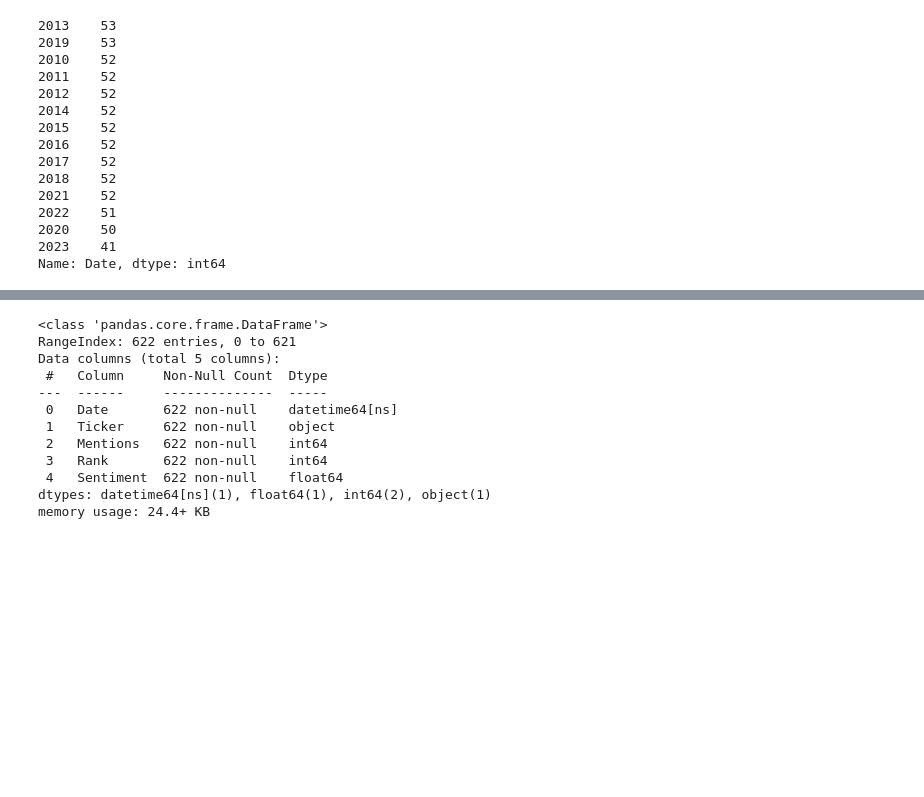
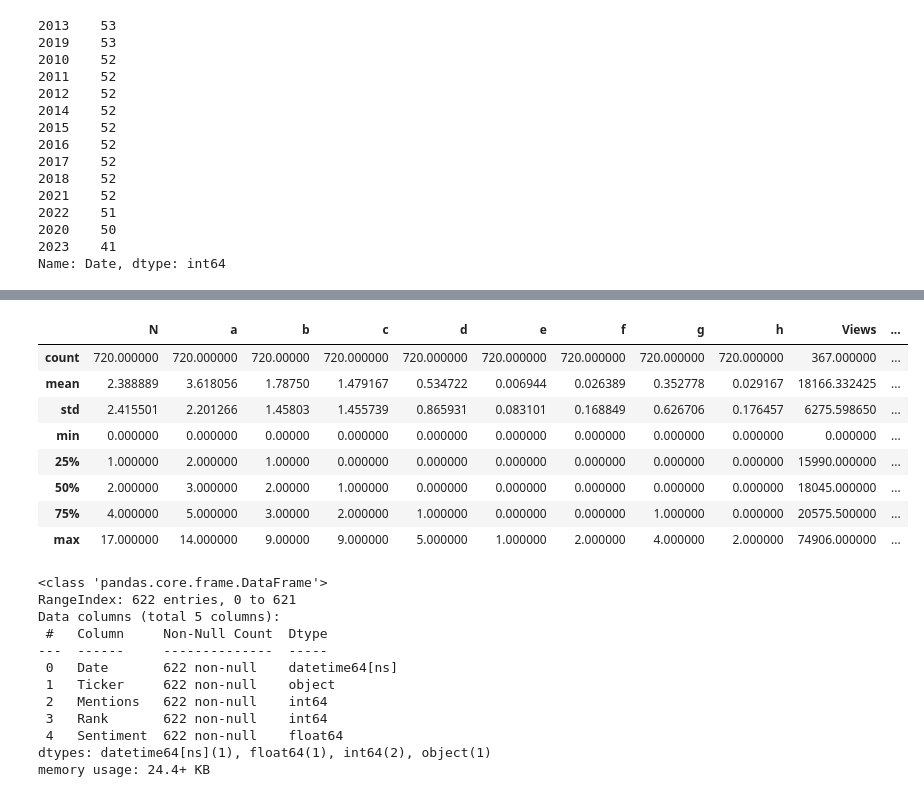
Before and after one commit to xtrabyte-consulting/alt-trading-signals, a Jupyter notebook: UnionsAllLive/OptimalUnionSet.ipynb, the cells around one changed output, grey strips where cells are left out. Cells and saved outputs as stored; diff of their text form; code cells hidden in the pictures; blank space fills up the shorter version.

```diff
--- a/UnionsAllLive/OptimalUnionSet.ipynb
+++ b/UnionsAllLive/OptimalUnionSet.ipynb
@@ -597,5 +742,3 @@ pg_combined.head()
 | 2 | 2023-10-02 | 0.0 | 6.0 | 1.0 | 2.0 | 1.0 | 0.0 | 0.0 | 1.0 | 0.0 | 5126.0 | ... |
 | 3 | 2023-09-25 | 2.0 | 1.0 | 0.0 | 1.0 | 4.0 | 0.0 | 0.0 | 0.0 | 0.0 | 3106.0 | ... |
 | 4 | 2023-09-18 | 0.0 | 2.0 | 0.0 | 1.0 | 1.0 | 0.0 | 0.0 | 0.0 | 0.0 | 3613.0 | ... |
-# %%
-pg_congress_resampled = pg_congress.set_index('TransactionDate').resample('M').agg({'RepTradeFrequency': 'mean'}).reset_index()
@@ -631,0 +802,12 @@ Name: Date, dtype: int64
+# %%
+pg_lobbying = pg_lobbying.sort_values(by='LobbyingAmount', ascending=False)
+pg_lobbying.set_index('Date', inplace=True)
+pg_lobbying.drop(columns=['Ticker'], inplace=True)
+pg_lobbying_resampled = pg_lobbying.resample('W').agg({
+    'LobbyingAmount': 'sum',
+    'Issue': lambda x: 'None' if x.empty else x.mode()[0],
+    'Specific_Issue': lambda x: 'None' if x.empty else x.mode()[0],
+    'Registrant': lambda x: 'None' if x.empty else x.mode()[0],
+})
+pg_lobbying_resampled.index.name = 'Date'
+pg_lobbying_resampled.head()
@@ -631,0 +852,11 @@ Name: Date, dtype: int64
+# %%
+pg_twitter.set_index('Date', inplace=True)
+pg_twitter.drop(columns=['Ticker'], inplace=True)
+pg_twitter_resampled = pg_twitter.resample('W').agg({
+    'Followers': 'mean',
+    'pct_change': 'mean',
+    'pct_change_week': 'mean',
+    'pct_change_daily': 'sum',
+})
+pg_twitter_resampled.index.name = 'Date'
+pg_twitter_resampled.tail()
@@ -632,3 +871,17 @@ Name: Date, dtype: int64
+# %%
+pg_all_combined = reduce(lambda left, right: pd.merge(left, right, on=['Date'], how='outer'), [pg_patents_resampled, pg_wiki_resampled, pg_congress_resampled, pg_lobbying_resampled, pg_twitter_resampled])
+# %%
+pg_all_combined.describe()
+# %% [output]
+|  | N | a | b | c | d | e | f | g | h | Views | ... |
+| count | 720.000000 | 720.000000 | 720.00000 | 720.000000 | 720.000000 | 720.000000 | 720.000000 | 720.000000 | 720.000000 | 367.000000 | ... |
+| mean | 2.388889 | 3.618056 | 1.78750 | 1.479167 | 0.534722 | 0.006944 | 0.026389 | 0.352778 | 0.029167 | 18166.332425 | ... |
+| std | 2.415501 | 2.201266 | 1.45803 | 1.455739 | 0.865931 | 0.083101 | 0.168849 | 0.626706 | 0.176457 | 6275.598650 | ... |
+| min | 0.000000 | 0.000000 | 0.00000 | 0.000000 | 0.000000 | 0.000000 | 0.000000 | 0.000000 | 0.000000 | 0.000000 | ... |
+| 25% | 1.000000 | 2.000000 | 1.00000 | 0.000000 | 0.000000 | 0.000000 | 0.000000 | 0.000000 | 0.000000 | 15990.000000 | ... |
+| 50% | 2.000000 | 3.000000 | 2.00000 | 1.000000 | 0.000000 | 0.000000 | 0.000000 | 0.000000 | 0.000000 | 18045.000000 | ... |
+| 75% | 4.000000 | 5.000000 | 3.00000 | 2.000000 | 1.000000 | 0.000000 | 0.000000 | 1.000000 | 0.000000 | 20575.500000 | ... |
+| max | 17.000000 | 14.000000 | 9.00000 | 9.000000 | 5.000000 | 1.000000 | 2.000000 | 4.000000 | 2.000000 | 74906.000000 | ... |
 # %%
 pg_wsb['Date'] = pd.to_datetime(pg_wsb['Date'])
 pg_wsb.info()
```
Also changed, not shown: parts of 21 cells of this notebook.
